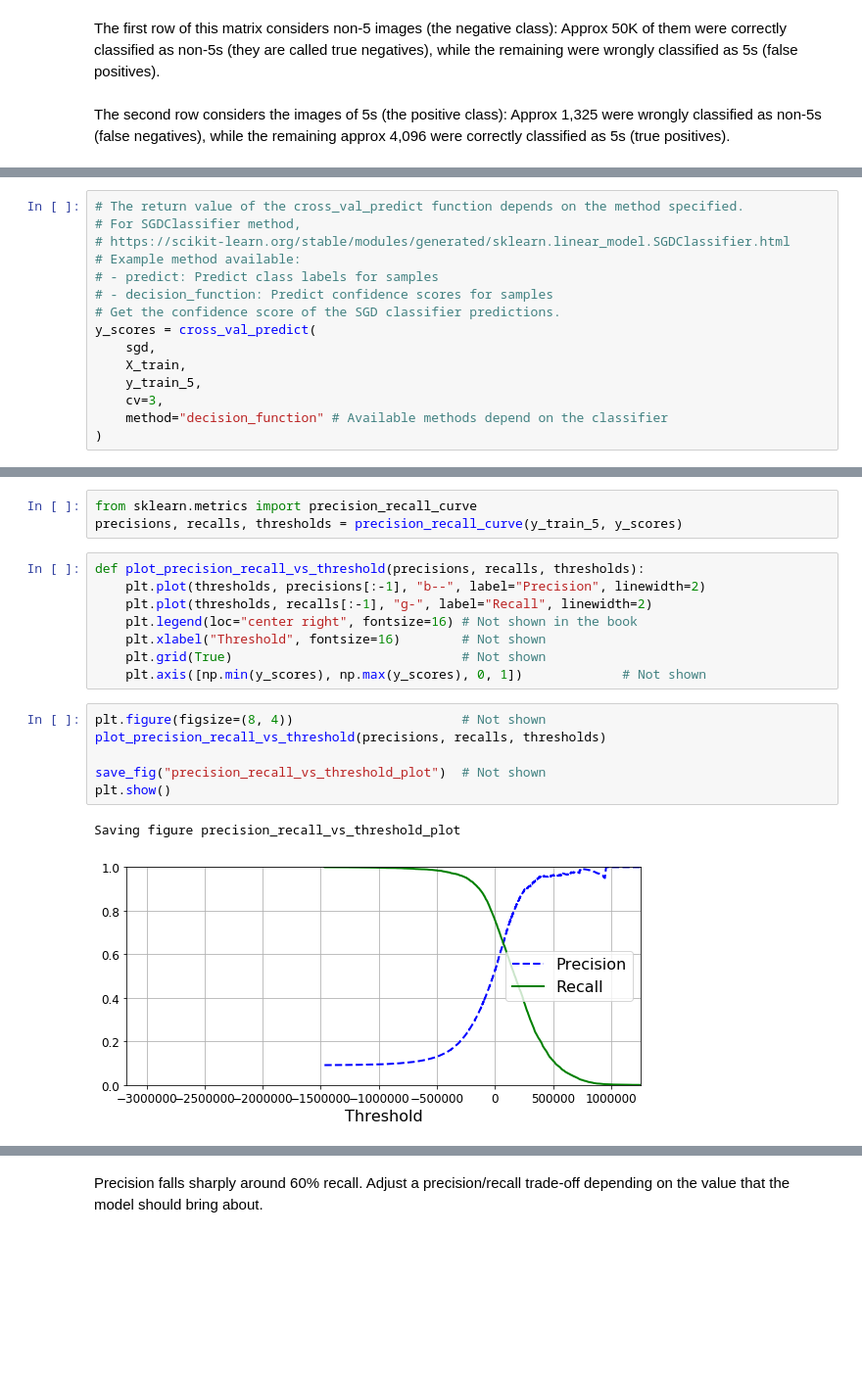
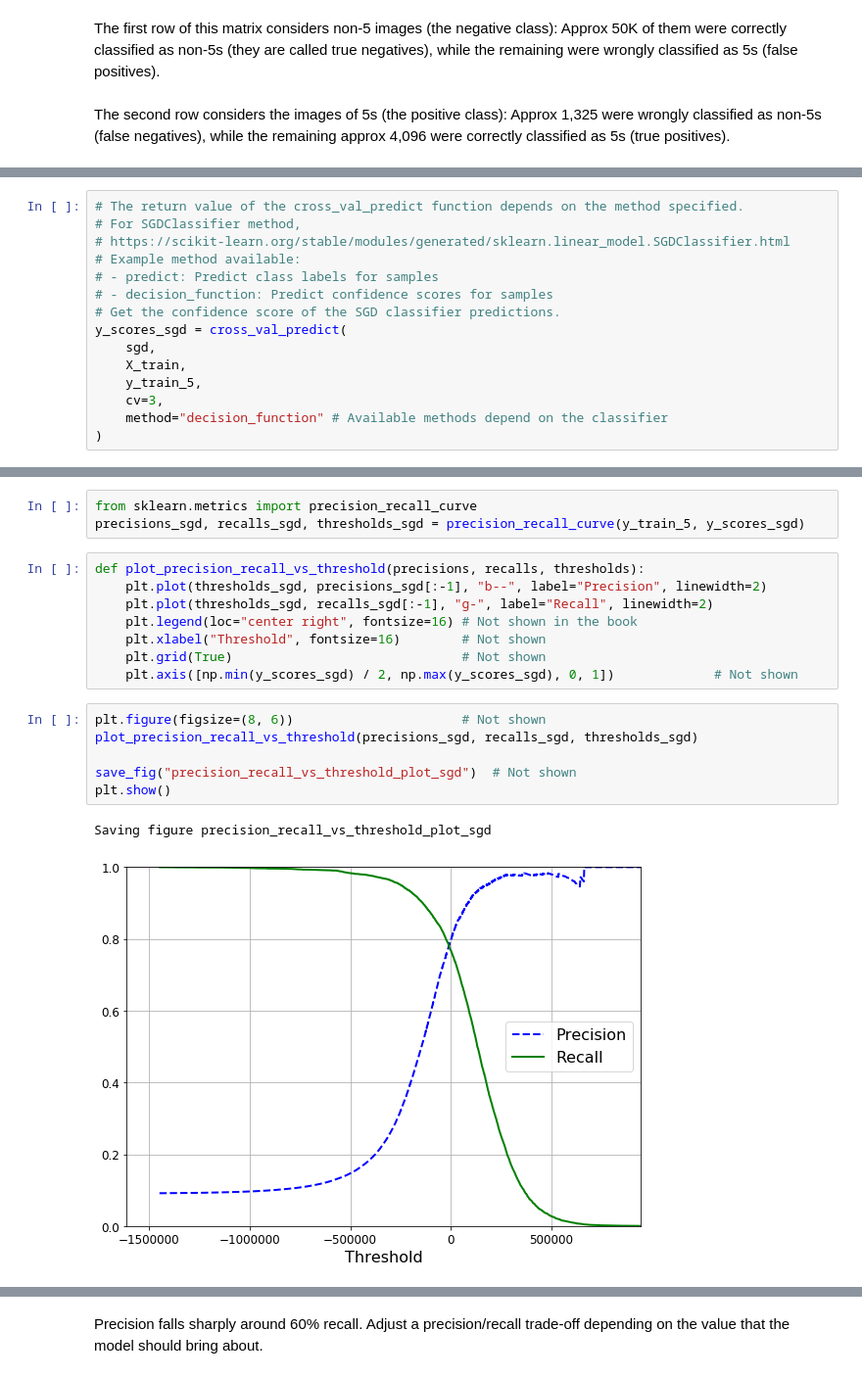
Before and after one commit to oonisim/Jupyter-Notebok, a Jupyter notebook: model_performance_mertrics.ipynb, the cells around one changed output, grey strips where cells are left out. Shown at 98% size. Cells and saved outputs as stored; diff of their text form; blank space fills up the shorter version.

```diff
--- a/model_performance_mertrics.ipynb
+++ b/model_performance_mertrics.ipynb
@@ -228,7 +201,7 @@ The precision_recall_curve computes a precision-recall curve from the ground tru
 # - predict: Predict class labels for samples
 # - decision_function: Predict confidence scores for samples
 # Get the confidence score of the SGD classifier predictions.
-y_scores = cross_val_predict(
+y_scores_sgd = cross_val_predict(
     sgd,
     X_train,
     y_train_5,
@@ -246,22 +217,22 @@ np.min(y_scores)
 # %%
 from sklearn.metrics import precision_recall_curve
-precisions, recalls, thresholds = precision_recall_curve(y_train_5, y_scores)
+precisions_sgd, recalls_sgd, thresholds_sgd = precision_recall_curve(y_train_5, y_scores_sgd)
 # %%
 def plot_precision_recall_vs_threshold(precisions, recalls, thresholds):
-    plt.plot(thresholds, precisions[:-1], "b--", label="Precision", linewidth=2)
-    plt.plot(thresholds, recalls[:-1], "g-", label="Recall", linewidth=2)
+    plt.plot(thresholds_sgd, precisions_sgd[:-1], "b--", label="Precision", linewidth=2)
+    plt.plot(thresholds_sgd, recalls_sgd[:-1], "g-", label="Recall", linewidth=2)
     plt.legend(loc="center right", fontsize=16) # Not shown in the book
     plt.xlabel("Threshold", fontsize=16)        # Not shown
     plt.grid(True)                              # Not shown
-    plt.axis([np.min(y_scores), np.max(y_scores), 0, 1])             # Not shown
+    plt.axis([np.min(y_scores_sgd) / 2, np.max(y_scores_sgd), 0, 1])             # Not shown
 # %%
-plt.figure(figsize=(8, 4))                      # Not shown
-plot_precision_recall_vs_threshold(precisions, recalls, thresholds)
+plt.figure(figsize=(8, 6))                      # Not shown
+plot_precision_recall_vs_threshold(precisions_sgd, recalls_sgd, thresholds_sgd)
 
-save_fig("precision_recall_vs_threshold_plot")  # Not shown
+save_fig("precision_recall_vs_threshold_plot_sgd")  # Not shown
 plt.show()
 # %% [output]
-Saving figure precision_recall_vs_threshold_plot
+Saving figure precision_recall_vs_threshold_plot_sgd
-[figure, old version]
+[figure, new version]
 # %%
 def plot_precision_vs_recall(precisions, recalls):
```
Also changed, not shown: parts of 48 cells of this notebook, 8 other files.
